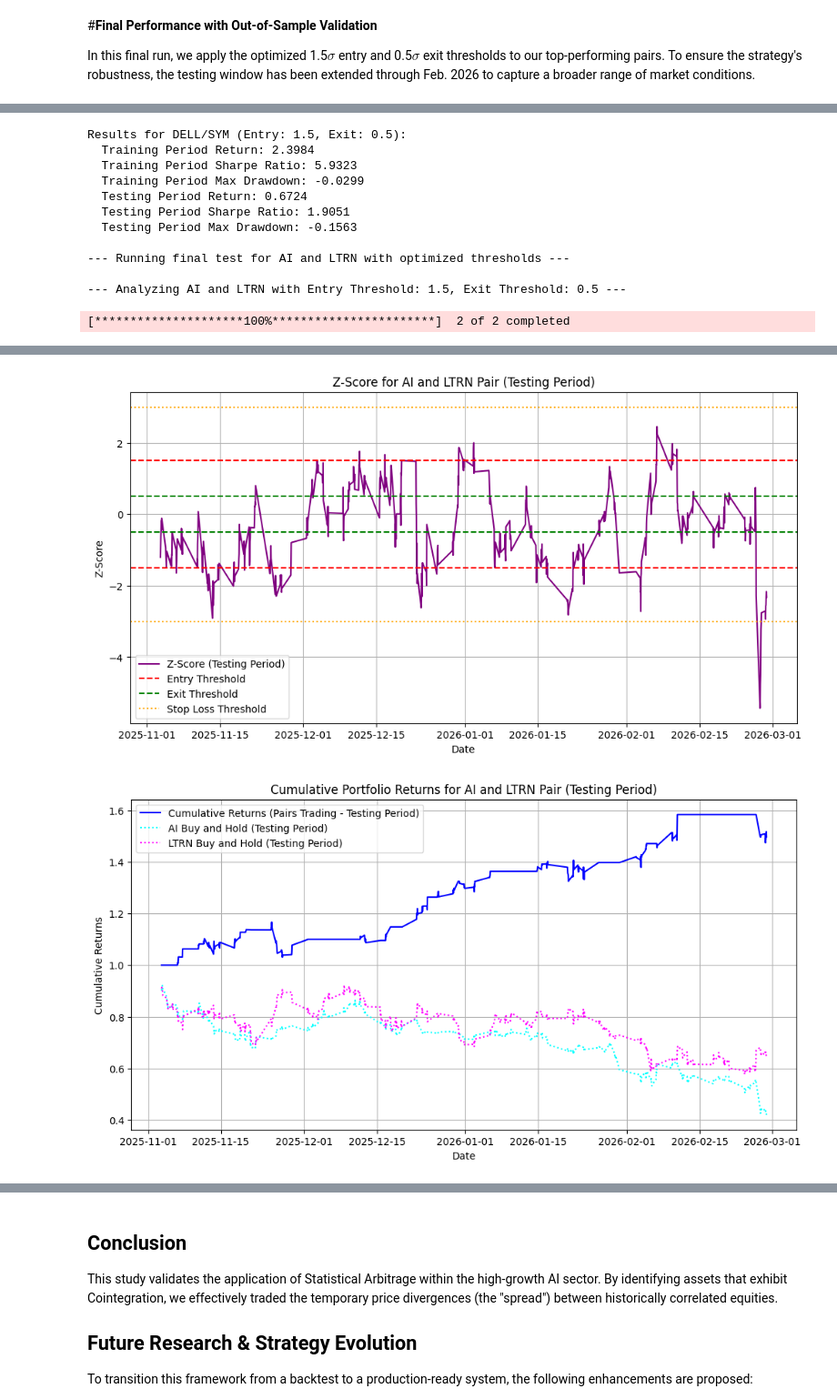
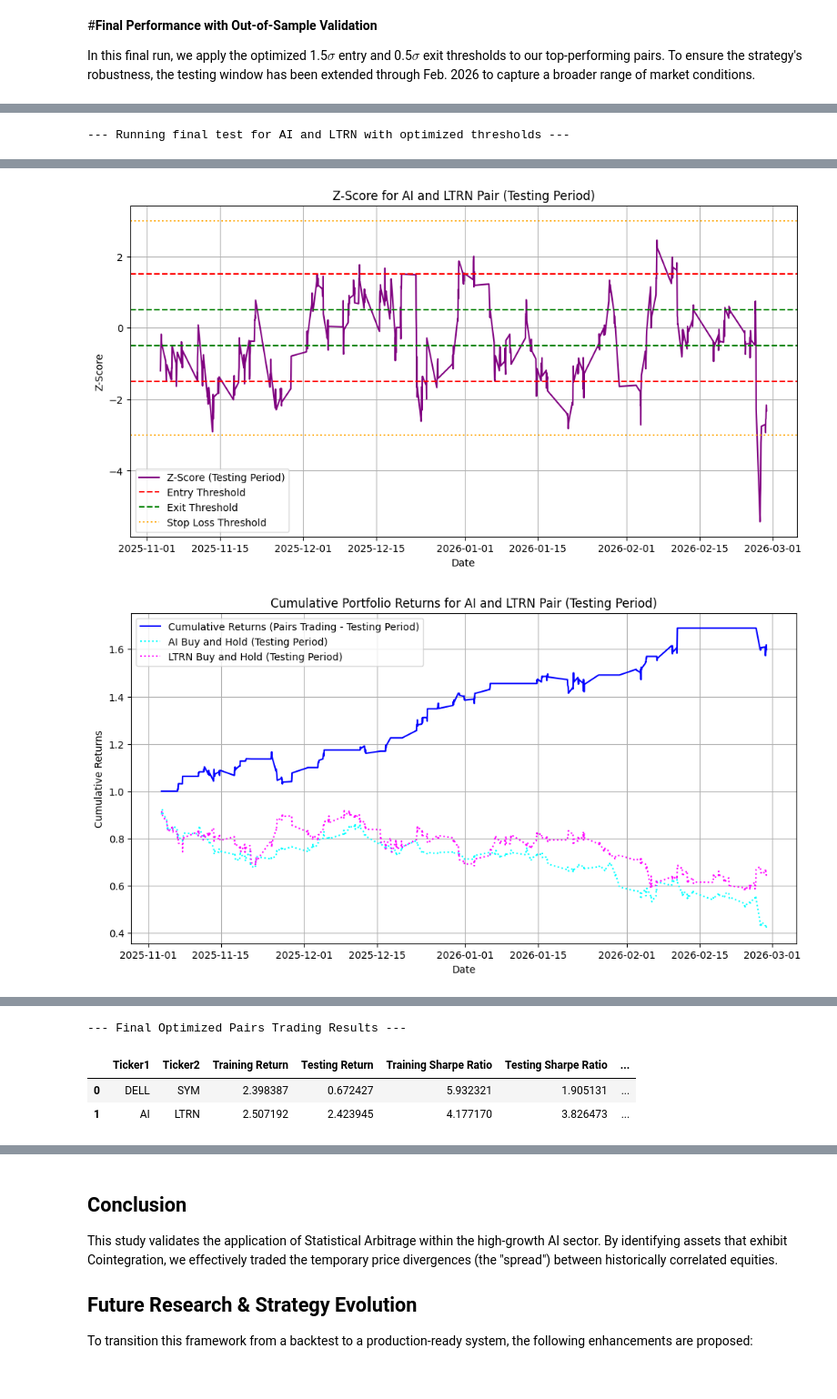
Before and after one commit to GadiSap/Statistical-Arbitrage-Backtester, a Jupyter notebook: AI_Sector_Statistical_Arbitrage_Framework.ipynb, the cells around one changed output, grey strips where cells are left out. Shown at 91% size. Drawn from its saved outputs; the diff is of its cells as text; code cells hidden in the pictures; blank space fills up the shorter version.

```diff
--- a/AI_Sector_Statistical_Arbitrage_Framework.ipynb
+++ b/AI_Sector_Statistical_Arbitrage_Framework.ipynb
@@ -32,14 +32,14 @@ from statsmodels.tsa.stattools import coint # Used for performing the Engle-Gran
 ai_tickers = [
     "NVDA", "AMD", "AVGO", "TSM", "ASML", "ARM", "MU", "AMAT", "LRCX", "KLAC",
     "INTC", "MRVL", "QCOM", "ADI", "TXN", "TER", "NVMI", "ENTG", "MKSI",
-    "LSCC", "MPWR", "AEIS", "GFL", "TSEM", "SMCI", "MSFT", "AMZN", "GOOGL", "ORCL",
+    "LSCC", "MPWR", "AEIS", "TSEM", "SMCI", "MSFT", "AMZN", "GOOGL", "ORCL",
     "VRT", "DELL", "ANET", "EQIX", "DLR", "CSCO", "HPE", "AKAM", "WDC", "STX",
     "PLTR", "META", "ADBE", "CRM", "SNOW", "MDB", "PATH", "AI", "DT", "DDOG",
     "S", "CRWD", "ZS", "PANW", "NET", "NOW", "WDAY", "TEAM", "HUBS", "APP",
     "U", "TEM", "DOCU", "GTLB", "TSLA", "MBLY", "AUR", "PONY", "WRD", "SYM",
     "SOUN", "UPST", "RXRX", "BBAI", "INOD", "ODD", "SERV", "PDYN", "CRNC", "AISP",
-    "KSCP", "STEM", "LTRN", "BFRG", "TCEHY", "BABA", "BIDU", "CDNS", "SNPS",
-    "PSTG", "KVYO", "ESTC", "FRSH", "IOT", "MSTR", "HOOD", "COIN", "MARA", "RIOT"
+    "KSCP", "LTRN", "BFRG", "TCEHY", "BABA", "BIDU", "CDNS", "SNPS",
+    "PSTG", "KVYO", "ESTC", "FRSH", "IOT", "MSTR"
 ]
 # %%
 # Define the start and end dates for historical data download
@@ -48,7 +48,7 @@ end_date = '2025-10-31'
 
 # Download historical 'Close' price data for the specified AI tickers from Yahoo Finance.
 # The 'interval="1h"' specifies hourly data.
-df_AI =  yf.download(ai_tickers, start=start_date, end=end_date, interval='1h')['Close']
+df_AI =  yf.download(ai_tickers, start=start_date, end=end_date, interval='1h', auto_adjust=True)['Close']
 
 # Remove any rows that contain missing (NaN) values. This ensures clean data for analysis.
 df_AI = df_AI.dropna()
@@ -273,7 +272,7 @@ def test_pairs_trading_thesis(df, ticker1, ticker2, coint_pvalue, coint_score, e
             - max_drawdown_testing (float or None): Maximum Drawdown for the testing period. None if not enough data.
     """
     # Print a header indicating which pair is being analyzed and the current thresholds.
-    print(f"\n--- Analyzing {ticker1} and {ticker2} with Entry Threshold: {entry_threshold}, Exit Threshold: {exit_threshold} ---")
+    #print(f"\n--- Analyzing {ticker1} and {ticker2} with Entry Threshold: {entry_threshold}, Exit Threshold: {exit_threshold} ---")
 
     # Select the data for the two tickers from the main DataFrame for the training period.
     data_training = df[[ticker1, ticker2]].loc[training_start_date:training_end_date]
@@ -307,7 +306,7 @@ def test_pairs_trading_thesis(df, ticker1, ticker2, coint_pvalue, coint_score, e
                                                window, annualization_factor)
 
     # --- Testing Period Calculations ---
-    data_testing_raw = yf.download([ticker1, ticker2], start=testing_start_date, end=testing_end_date, interval='1h')['Close']
+    data_testing_raw = yf.download([ticker1, ticker2], start=testing_start_date, end=testing_end_date, interval='1h', progress=False, auto_adjust=True)['Close']
     data_testing_raw = data_testing_raw.dropna()
 
     # Warm up the rolling window by appending tail of training data to the testing data
@@ -657,31 +601,29 @@ for params in optimized_parameters:
                                   testing_end_date = '2026-02-28', # testing data is extended to use out-of-Sample data
                                   plotting=True)
 
-    print(f"Results for {tick1}/{tick2} (Entry: {entry_threshold}, Exit: {exit_threshold}):")
-    if train_ret is not None:
-        print(f"  Training Period Return: {train_ret:.4f}")
-        print(f"  Training Period Sharpe Ratio: {sharpe_ratio_training:.4f}")
-        print(f"  Training Period Max Drawdown: {max_drawdown_training:.4f}")
-    if test_ret is not None:
-        print(f"  Testing Period Return: {test_ret:.4f}")
-        print(f"  Testing Period Sharpe Ratio: {sharpe_ratio_testing:.4f}")
-        print(f"  Testing Period Max Drawdown: {max_drawdown_testing:.4f}")
+    # print(f"Results for {tick1}/{tick2} (Entry: {entry_threshold}, Exit: {exit_threshold}):")
+    # if train_ret is not None:
+    #     print(f"  Training Period Return: {train_ret:.4f}")
+    #     print(f"  Training Period Sharpe Ratio: {sharpe_ratio_training:.4f}")
+    #     print(f"  Training Period Max Drawdown: {max_drawdown_training:.4f}")
+    # if test_ret is not None:
+    #     print(f"  Testing Period Return: {test_ret:.4f}")
+    #     print(f"  Testing Period Sharpe Ratio: {sharpe_ratio_testing:.4f}")
+    #     print(f"  Testing Period Max Drawdown: {max_drawdown_testing:.4f}")
 
     final_results_table.append({
         'Ticker1': tick1,
         'Ticker2': tick2,
-        'Best Entry Threshold': entry_threshold,
-        'Best Exit Threshold': exit_threshold,
         'Training Return': train_ret,
+        'Testing Return': test_ret,
         'Training Sharpe Ratio': sharpe_ratio_training,
+        'Testing Sharpe Ratio': sharpe_ratio_testing,
         'Training Max Drawdown': max_drawdown_training,
-        'Testing Return': test_ret,
-        'Testing Sharpe Ratio': sharpe_ratio_testing,
         'Testing Max Drawdown': max_drawdown_testing
     })
 
 df_final_results = pd.DataFrame(final_results_table)
 print("\n--- Final Optimized Pairs Trading Results ---")
-print(df_final_results.to_markdown(index=False))
+df_final_results.head()
 # %% [output]
 --- Running final test for DELL and SYM with optimized thresholds ---
@@ -691,20 +630,9 @@ print(df_final_results.to_markdown(index=False))
 [figure]
 [figure]
 [figure]
 [figure]
-Results for DELL/SYM (Entry: 1.5, Exit: 0.5):
-  Training Period Return: 2.3984
-  Training Period Sharpe Ratio: 5.9323
-  Training Period Max Drawdown: -0.0299
-  Testing Period Return: 0.6724
-  Testing Period Sharpe Ratio: 1.9051
-  Testing Period Max Drawdown: -0.1563
-
---- Running final test for AI and LTRN with optimized thresholds ---
-
---- Analyzing AI and LTRN with Entry Threshold: 1.5, Exit Threshold: 0.5 ---
-[*********************100%***********************]  2 of 2 completed
+--- Running final test for AI and LTRN with optimized thresholds ---
 [figure]
 [figure]
 [figure]
-[figure, old version]
+[figure, new version]
@@ -724,3 +639,7 @@ Results for AI/LTRN (Entry: 1.5, Exit: 0.5):
+--- Final Optimized Pairs Trading Results ---
+|  | Ticker1 | Ticker2 | Training Return | Testing Return | Training Sharpe Ratio | Testing Sharpe Ratio | ... |
+| 0 | DELL | SYM | 2.398387 | 0.672427 | 5.932321 | 1.905131 | ... |
+| 1 | AI | LTRN | 2.507192 | 2.423945 | 4.177170 | 3.826473 | ... |
 # %% [markdown]
 ## **Final Performance Summary: Out-of-Sample Validation**
 
```
Also changed, not shown: parts of 8 cells of this notebook.
